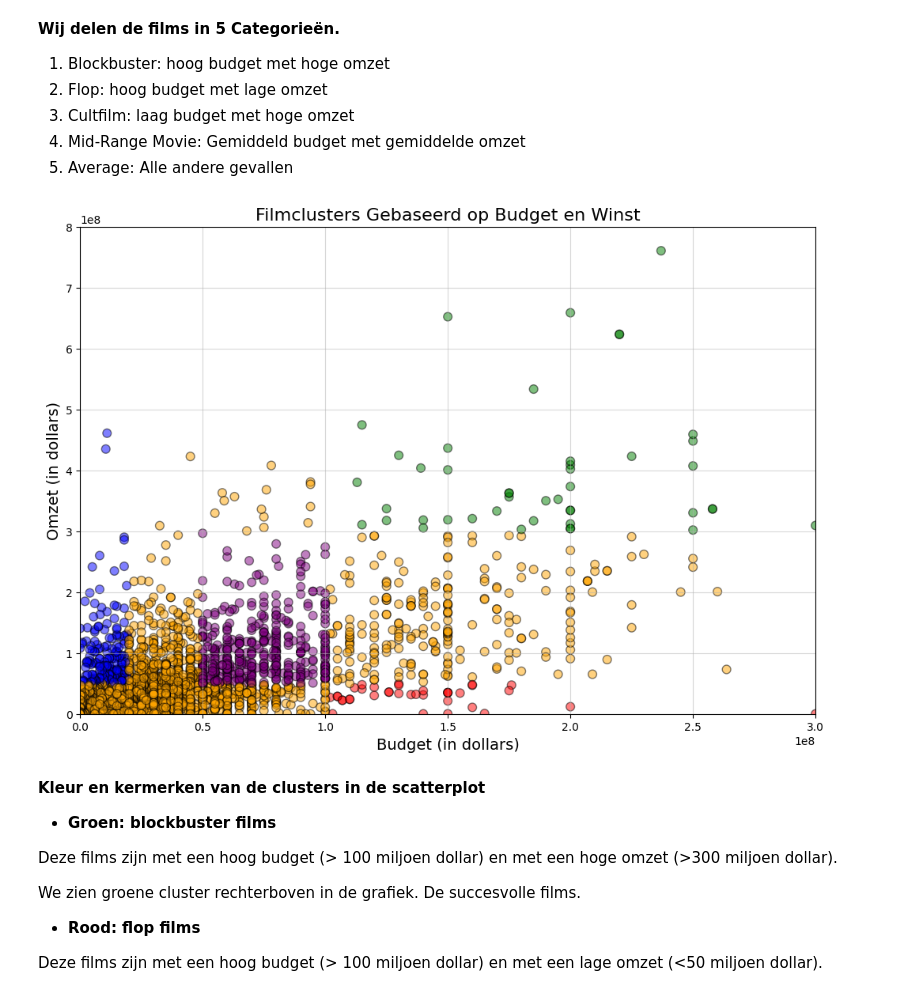
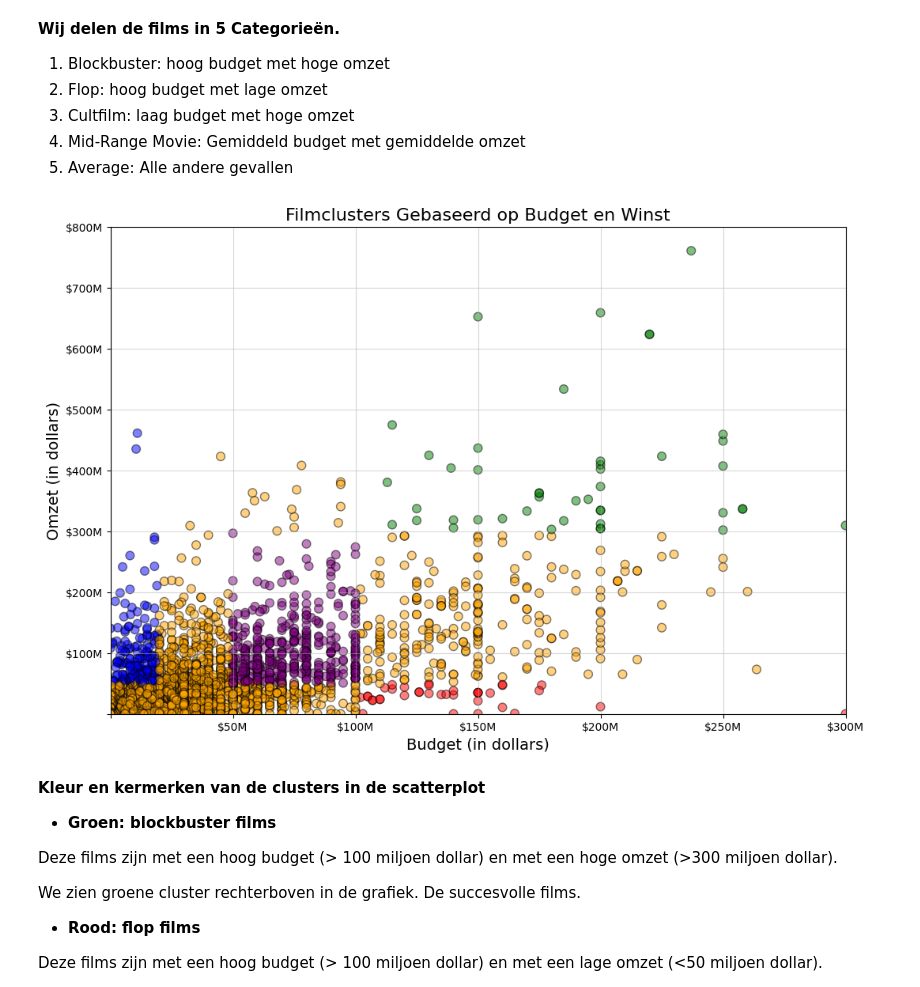
Before and after one commit to Pimdw/CM_CASUS, a Jupyter notebook: main.ipynb, the cells around one changed output. Saved outputs shown, nothing was run; the diff lists cells and outputs as text; code cells hidden in the pictures.

```diff
--- a/main.ipynb
+++ b/main.ipynb
@@ -755,25 +869,28 @@ df_cleaned['Category'] = df_cleaned.apply(fn.classify_movie, axis=1)
 # %%
 # Scatterplot Visualiseren met kleur
 plt.figure(figsize=(12, 8))
 colors = {'Blockbuster':'green', 'Flop':'red', 'Cultfilm':'blue', 'Average':'orange', 'Mid-Range Movie':'purple'}
 scatter = plt.scatter(df_cleaned['budget'], df_cleaned['gross'],
                       c=df_cleaned['Category'].map(colors), alpha=0.5, s=60, edgecolor='k', marker='o')
 
 # Titel en labels
 plt.title('Filmclusters Gebaseerd op Budget en Winst', fontsize=16)
 plt.xlabel('Budget (in dollars)', fontsize=14)
 plt.ylabel('Omzet (in dollars)', fontsize=14)
 
 # Weergavegrenzen
 plt.xlim(0, 300000000)
 plt.ylim(0, 800000000)
 
 # Grafiek lijn
 plt.grid(True, linestyle='-', alpha=0.5)
 
+plt.gca().xaxis.set_major_formatter(FuncFormatter(fn.euro_formatter))
+plt.gca().yaxis.set_major_formatter(FuncFormatter(fn.euro_formatter))
+
 plt.show()
 # %% [output]
-[figure, old version]
+[figure, new version]
 # %% [markdown]
 **Kleur en kermerken van de clusters in de scatterplot**
 
```
Also changed, not shown: parts of 37 cells of this notebook.
